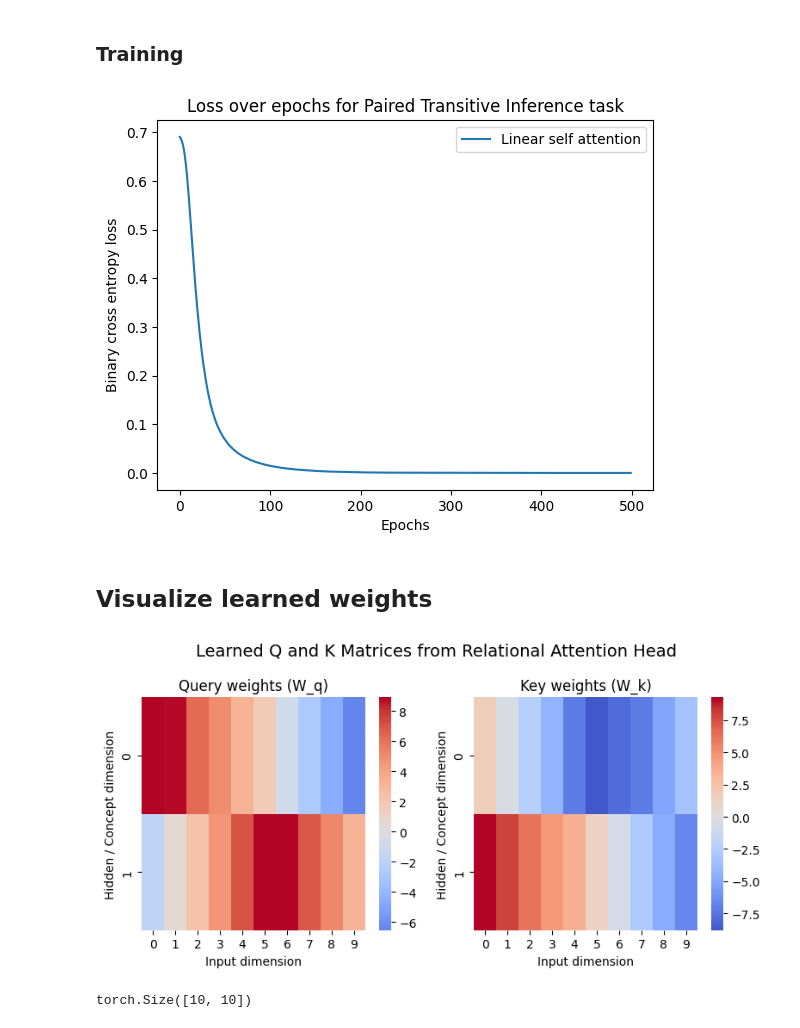
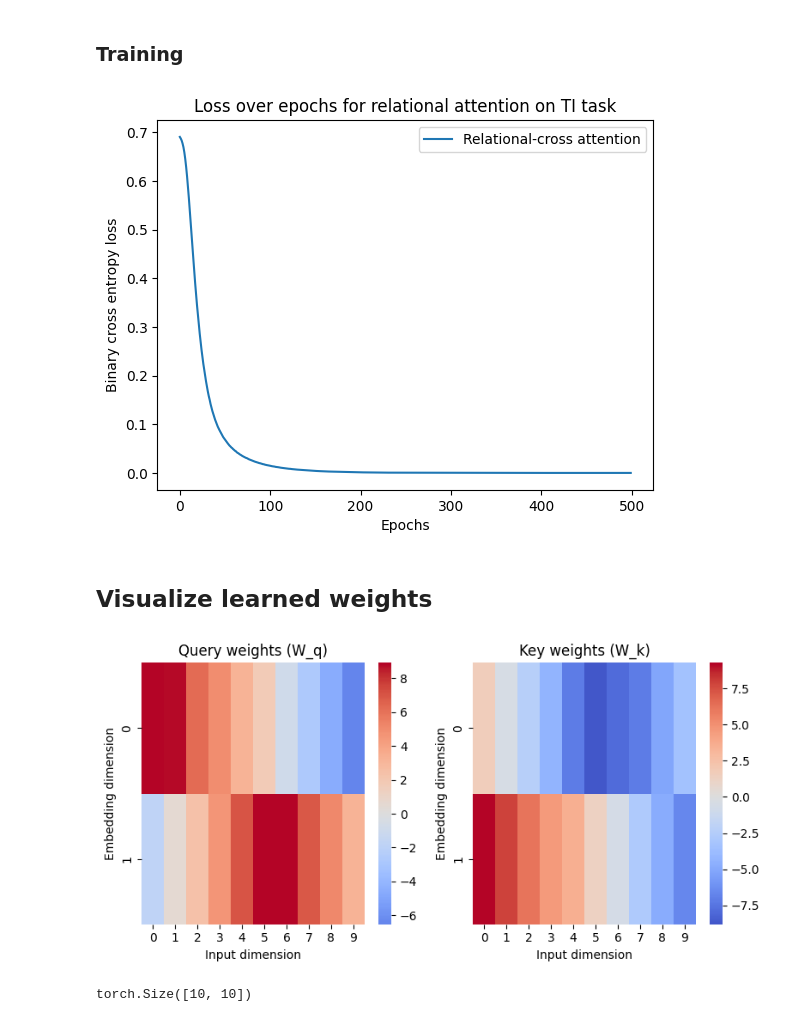
Before and after one commit to keith-murray/relational-attention, a Jupyter notebook: notebooks/ti_task/minimal_model.ipynb, the cells around one changed output. Saved outputs shown, nothing was run; the diff lists cells and outputs as text; code cells hidden in the pictures.

```diff
--- a/notebooks/ti_task/minimal_model.ipynb
+++ b/notebooks/ti_task/minimal_model.ipynb
@@ -199,15 +146,15 @@ epochs = 500
 optimizer = torch.optim.Adam(model.parameters(), lr=lr)
 loss = train_model(model, loader, optimizer=optimizer, loss_fn=loss_fn, epochs=epochs,)
 # %%
-plt.plot(loss, label='Linear self attention')
+plt.plot(loss, label='Relational-cross attention')
 
 plt.xlabel('Epochs')
 plt.ylabel('Binary cross entropy loss')
-plt.title('Loss over epochs for Paired Transitive Inference task')
+plt.title('Loss over epochs for relational attention on TI task')
 plt.legend()
 plt.show()
 # %% [output]
-[figure, old version]
+[figure, new version]
 # %% [markdown]
 ## Visualize learned weights
 # %%
@@ -216,20 +163,19 @@ K_weights = model.W_k.weight.data
 # %%
 fig, axes = plt.subplots(1, 2, figsize=(8, 4))
 sns.heatmap(Q_weights, cmap="coolwarm", center=0, ax=axes[0])
 axes[0].set_title("Query weights (W_q)")
 
 sns.heatmap(K_weights, cmap="coolwarm", center=0, ax=axes[1])
 axes[1].set_title("Key weights (W_k)")
 
 for ax in axes:
     ax.set_xlabel("Input dimension")
-    ax.set_ylabel("Hidden / Concept dimension")
+    ax.set_ylabel("Embedding dimension")
 
-plt.suptitle("Learned Q and K Matrices from Relational Attention Head", fontsize=14)
 plt.tight_layout()
 plt.show()
 # %% [output]
-[figure, old version]
+[figure, new version]
 # %%
 def covariance(matrix):
     # subtract mean for proper covariance
```
Also changed, not shown: parts of 28 cells of this notebook.
